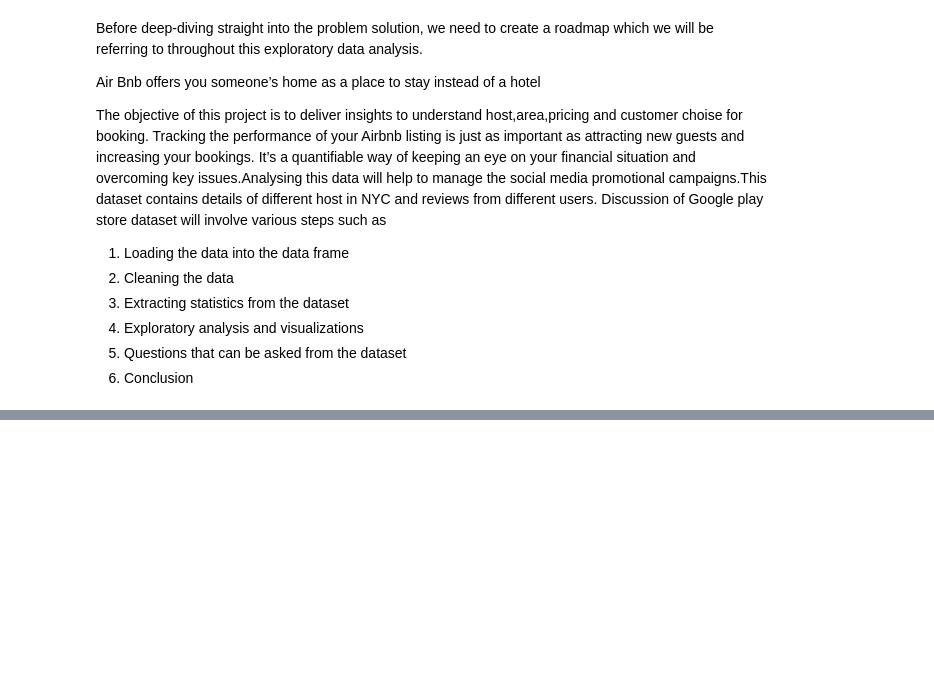
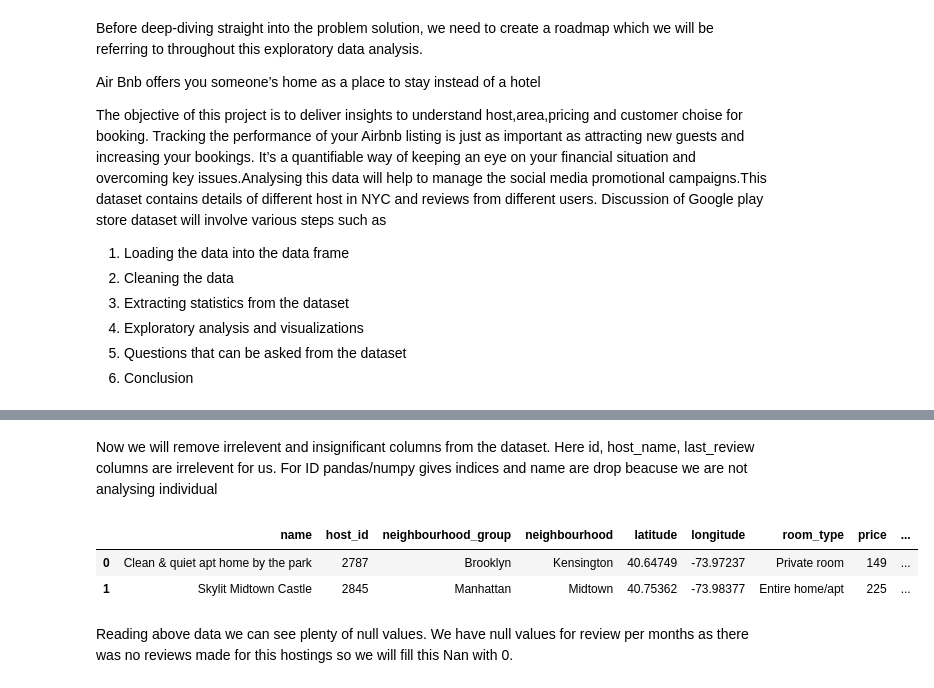
Before and after one commit to vivek16pawar/EDA-CAPSTONE, a Jupyter notebook: Airbnb_Bookings_Analysis_Capstone_Project.ipynb, the cells around one changed output, grey strips where cells are left out. Drawn from its saved outputs; the diff is of its cells as text; code cells hidden in the pictures; blank space fills up the shorter version.

```diff
--- a/Airbnb_Bookings_Analysis_Capstone_Project.ipynb
+++ b/Airbnb_Bookings_Analysis_Capstone_Project.ipynb
@@ -36,0 +99,2 @@ df = pd.read_csv(file_path)
+# %% [markdown]
+Now we will remove irrelevent and insignificant columns from the dataset. Here id, host_name, last_review columns are irrelevent for us. For ID pandas/numpy gives indices and name are drop beacuse we are not analysing individual
@@ -36,0 +103,9 @@ df = pd.read_csv(file_path)
+# %%
+df.head(2)
+# %% [output]
+|  | name | host_id | neighbourhood_group | neighbourhood | latitude | longitude | room_type | price | ... |
+| 0 | Clean & quiet apt home by the park | 2787 | Brooklyn | Kensington | 40.64749 | -73.97237 | Private room | 149 | ... |
+| 1 | Skylit Midtown Castle | 2845 | Manhattan | Midtown | 40.75362 | -73.98377 | Entire home/apt | 225 | ... |
+# %% [markdown]
+Reading above data we can see plenty of null values. We have null values for review per months as there was no reviews made for this hostings
+so we will fill this Nan with 0.
```
Also changed, not shown: parts of 12 cells of this notebook.
